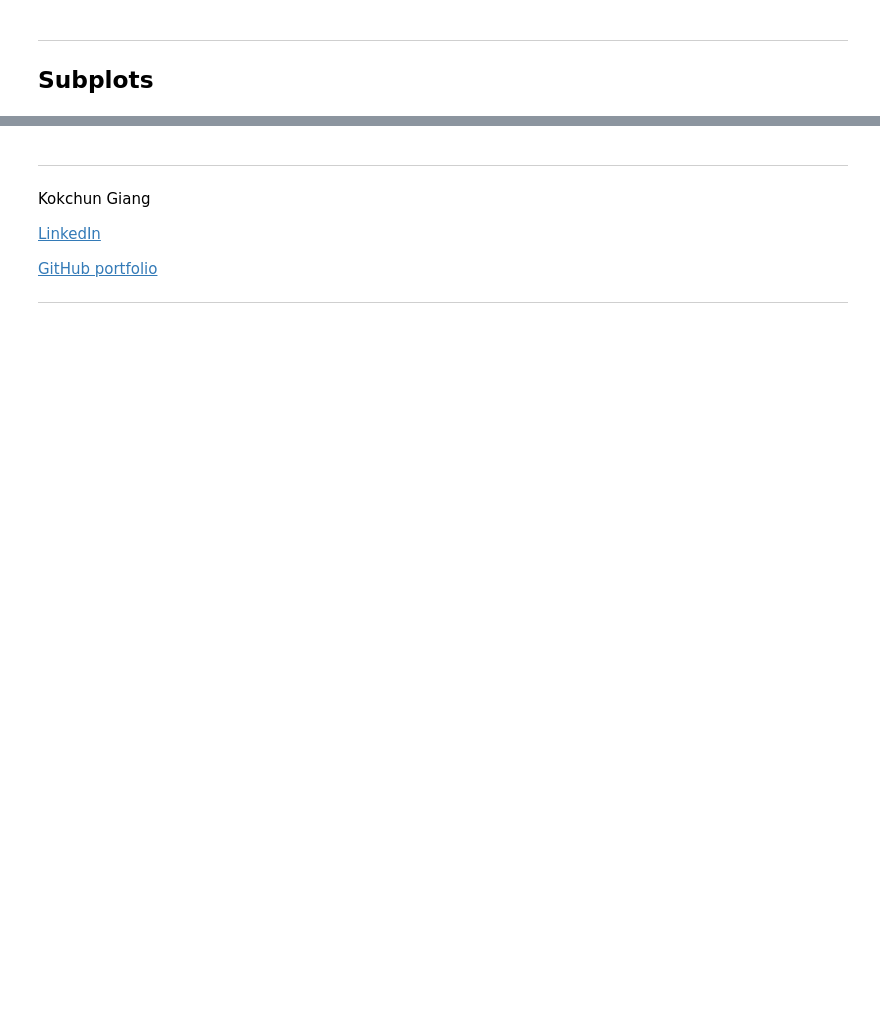
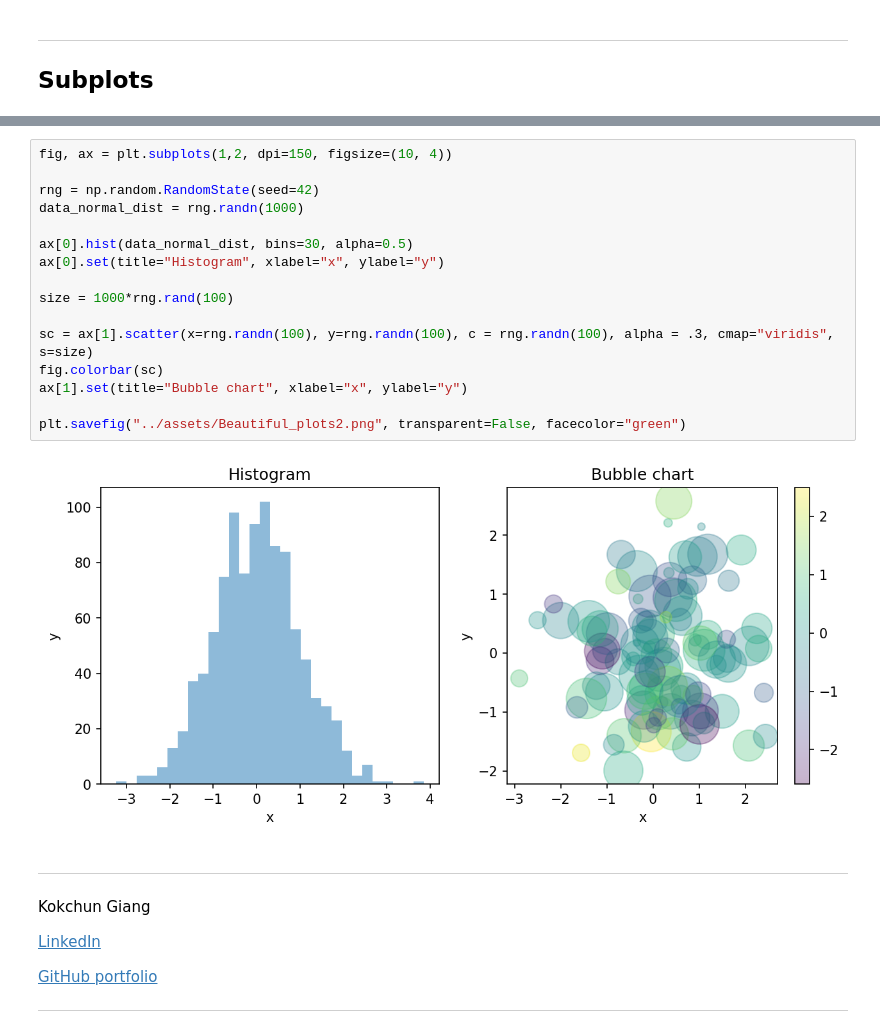
Before and after one commit to zoneme99/python-programmering-Jonatan-Cervall, a Jupyter notebook: Code-along/l9.matplotlib.ipynb, the cells around one changed output, grey strips where cells are left out. Saved outputs shown, nothing was run; the diff lists cells and outputs as text; blank space fills up the shorter version.

```diff
--- a/Code-along/l9.matplotlib.ipynb
+++ b/Code-along/l9.matplotlib.ipynb
@@ -37,3 +71,21 @@ Read more
+# %%
+fig, ax = plt.subplots(1,2, dpi=150, figsize=(10, 4))
+
+rng = np.random.RandomState(seed=42)
+data_normal_dist = rng.randn(1000)
+
+ax[0].hist(data_normal_dist, bins=30, alpha=0.5)
+ax[0].set(title="Histogram", xlabel="x", ylabel="y")
+
+size = 1000*rng.rand(100)
+
+sc = ax[1].scatter(x=rng.randn(100), y=rng.randn(100), c = rng.randn(100), alpha = .3, cmap="viridis", s=size)
+fig.colorbar(sc)
+ax[1].set(title="Bubble chart", xlabel="x", ylabel="y")
+
+plt.savefig("../assets/Beautiful_plots2.png", transparent=False, facecolor="green")
+# %% [output]
+[figure, added]
 # %% [markdown]
 ---
 
```
Also changed, not shown: parts of 5 cells of this notebook, 2 other files.
